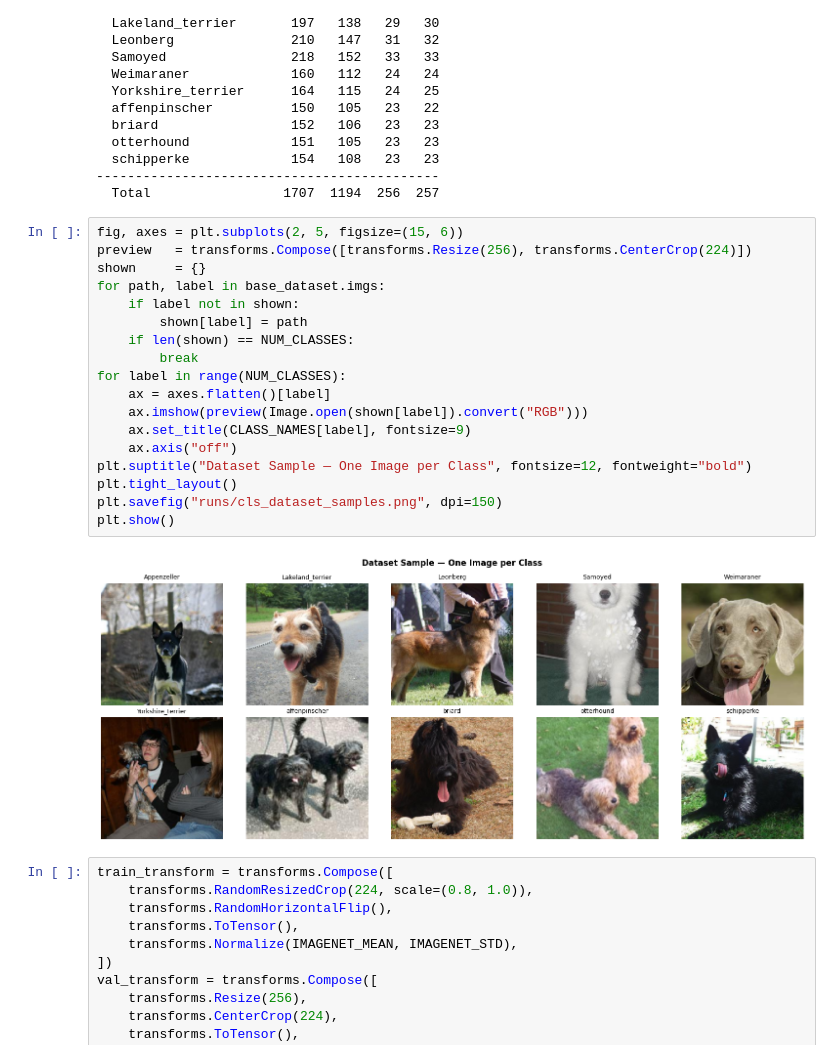
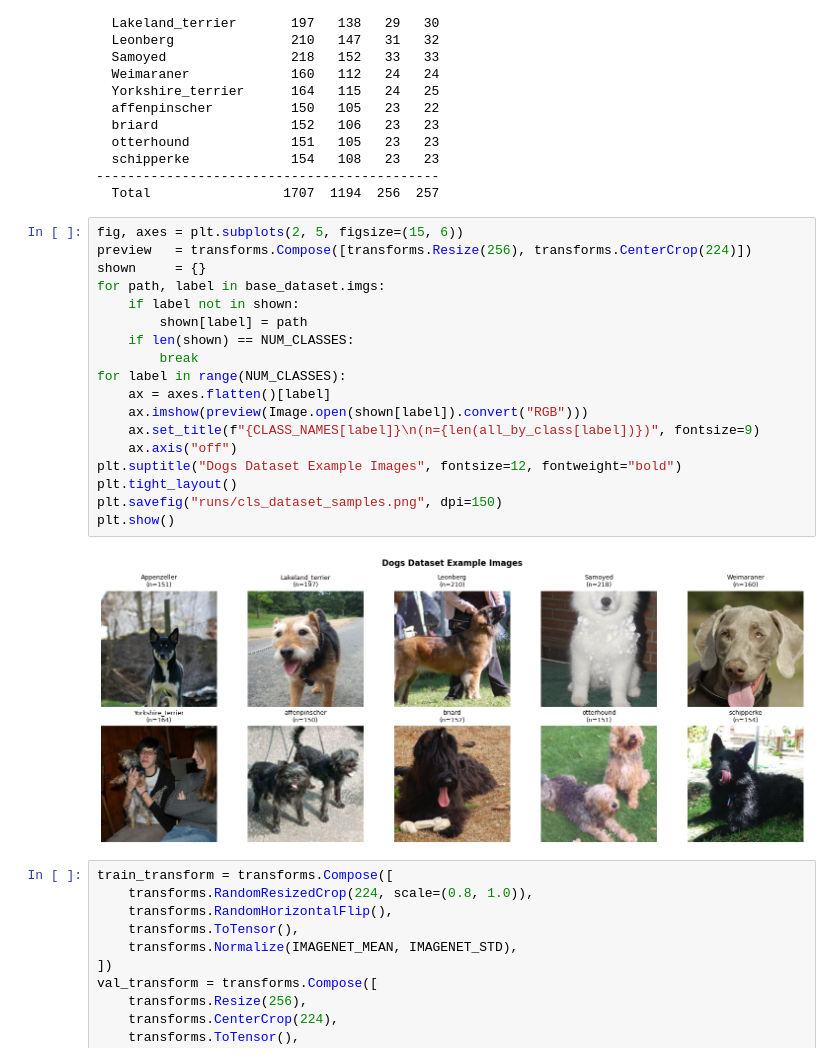
Before and after one commit to llravelo/42028-deep-learning-at02, a Jupyter notebook: A2_Classification_P1_Training.ipynb, the cells around one changed output. Cells and saved outputs as stored; diff of their text form.

```diff
--- a/A2_Classification_P1_Training.ipynb
+++ b/A2_Classification_P1_Training.ipynb
@@ -108,23 +108,23 @@ Class                  Total Train  Val Test
 # %%
 fig, axes = plt.subplots(2, 5, figsize=(15, 6))
 preview   = transforms.Compose([transforms.Resize(256), transforms.CenterCrop(224)])
 shown     = {}
 for path, label in base_dataset.imgs:
     if label not in shown:
         shown[label] = path
     if len(shown) == NUM_CLASSES:
         break
 for label in range(NUM_CLASSES):
     ax = axes.flatten()[label]
     ax.imshow(preview(Image.open(shown[label]).convert("RGB")))
-    ax.set_title(CLASS_NAMES[label], fontsize=9)
+    ax.set_title(f"{CLASS_NAMES[label]}\n(n={len(all_by_class[label])})", fontsize=9)
     ax.axis("off")
-plt.suptitle("Dataset Sample — One Image per Class", fontsize=12, fontweight="bold")
+plt.suptitle("Dogs Dataset Example Images", fontsize=12, fontweight="bold")
 plt.tight_layout()
 plt.savefig("runs/cls_dataset_samples.png", dpi=150)
 plt.show()
 # %% [output]
-[figure, old version]
+[figure, new version]
 # %%
 train_transform = transforms.Compose([
     transforms.RandomResizedCrop(224, scale=(0.8, 1.0)),
```
Also changed, not shown: parts of 1 cell of this notebook.
